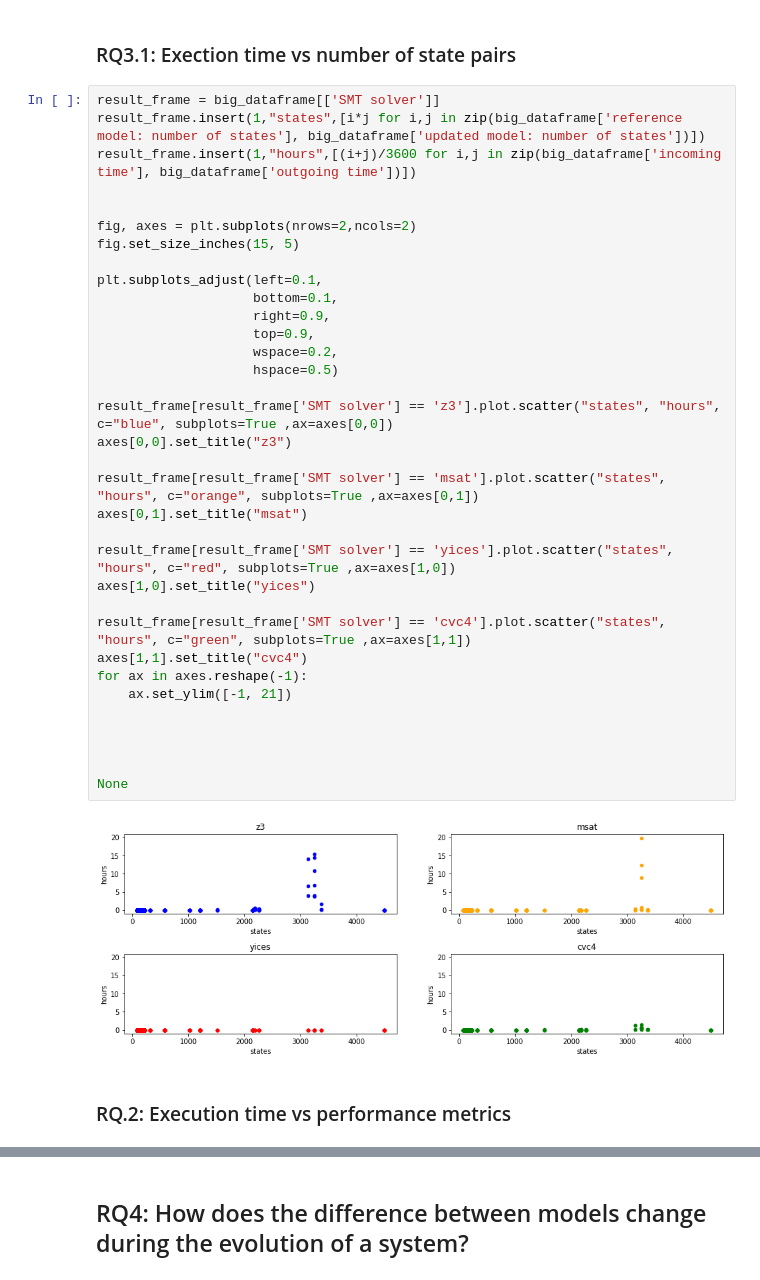
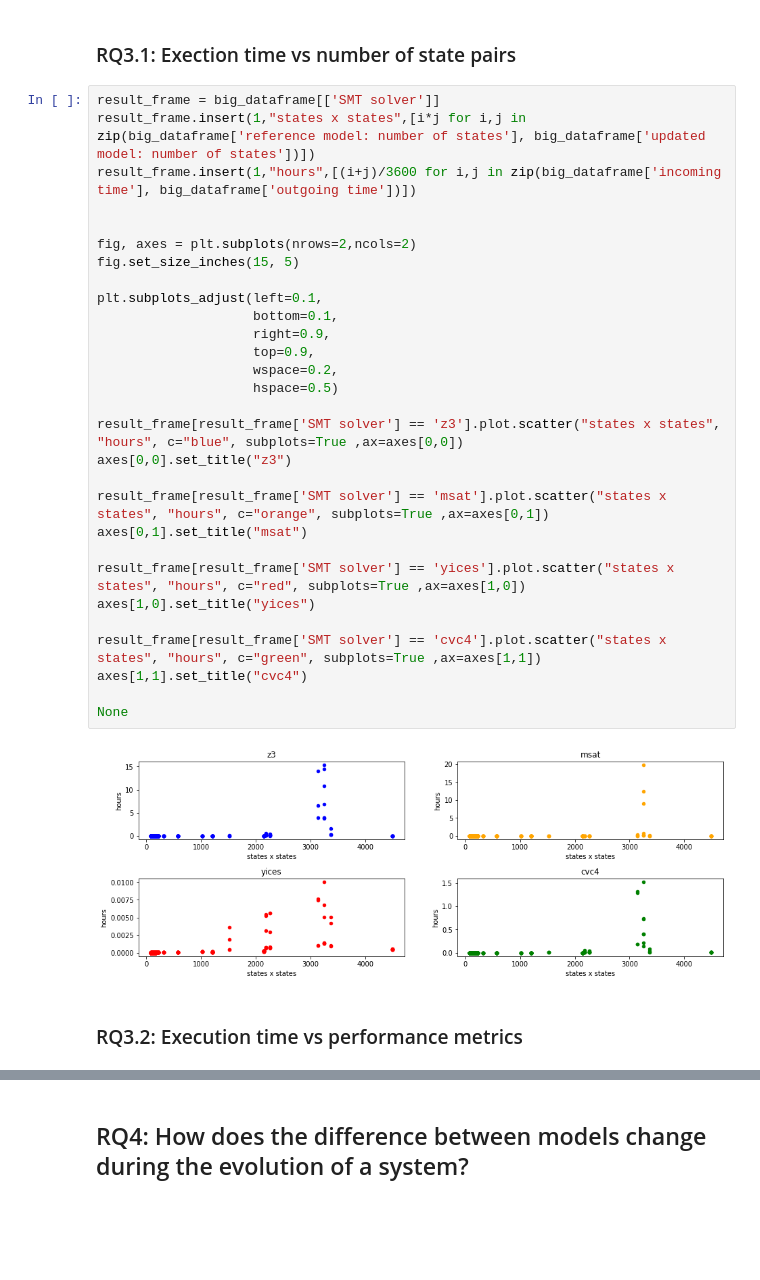
Before and after one commit to GianniM123/ResearchInternship, a Jupyter notebook: statistics/statistics.ipynb, the cells around one changed output, grey strips where cells are left out. Cells and saved outputs as stored; diff of their text form; blank space fills up the shorter version.

Commit message:
Graphs fro RQ1, RQ2.1, RQ3 and RQ4

```diff
--- a/statistics/statistics.ipynb
+++ b/statistics/statistics.ipynb
@@ -49,39 +81,34 @@ None
 ### RQ3.1: Exection time vs number of state pairs
 # %%
 result_frame = big_dataframe[['SMT solver']]
-result_frame.insert(1,"states",[i*j for i,j in zip(big_dataframe['reference model: number of states'], big_dataframe['updated model: number of states'])])
+result_frame.insert(1,"states x states",[i*j for i,j in zip(big_dataframe['reference model: number of states'], big_dataframe['updated model: number of states'])])
 result_frame.insert(1,"hours",[(i+j)/3600 for i,j in zip(big_dataframe['incoming time'], big_dataframe['outgoing time'])])
 
 
 fig, axes = plt.subplots(nrows=2,ncols=2)
 fig.set_size_inches(15, 5)
 
 plt.subplots_adjust(left=0.1,
                     bottom=0.1,
                     right=0.9,
                     top=0.9,
                     wspace=0.2,
                     hspace=0.5)
 
-result_frame[result_frame['SMT solver'] == 'z3'].plot.scatter("states", "hours", c="blue", subplots=True ,ax=axes[0,0])
+result_frame[result_frame['SMT solver'] == 'z3'].plot.scatter("states x states", "hours", c="blue", subplots=True ,ax=axes[0,0])
 axes[0,0].set_title("z3")
 
-result_frame[result_frame['SMT solver'] == 'msat'].plot.scatter("states", "hours", c="orange", subplots=True ,ax=axes[0,1])
+result_frame[result_frame['SMT solver'] == 'msat'].plot.scatter("states x states", "hours", c="orange", subplots=True ,ax=axes[0,1])
 axes[0,1].set_title("msat")
 
-result_frame[result_frame['SMT solver'] == 'yices'].plot.scatter("states", "hours", c="red", subplots=True ,ax=axes[1,0])
+result_frame[result_frame['SMT solver'] == 'yices'].plot.scatter("states x states", "hours", c="red", subplots=True ,ax=axes[1,0])
 axes[1,0].set_title("yices")
 
-result_frame[result_frame['SMT solver'] == 'cvc4'].plot.scatter("states", "hours", c="green", subplots=True ,ax=axes[1,1])
+result_frame[result_frame['SMT solver'] == 'cvc4'].plot.scatter("states x states", "hours", c="green", subplots=True ,ax=axes[1,1])
 axes[1,1].set_title("cvc4")
-for ax in axes.reshape(-1):
-    ax.set_ylim([-1, 21])
-
-
-
 
 None
 # %% [output]
-[figure, old version]
+[figure, new version]
 # %% [markdown]
-### RQ.2: Execution time vs performance metrics
+### RQ3.2: Execution time vs performance metrics
```
Also changed, not shown: parts of 5 cells of this notebook.
